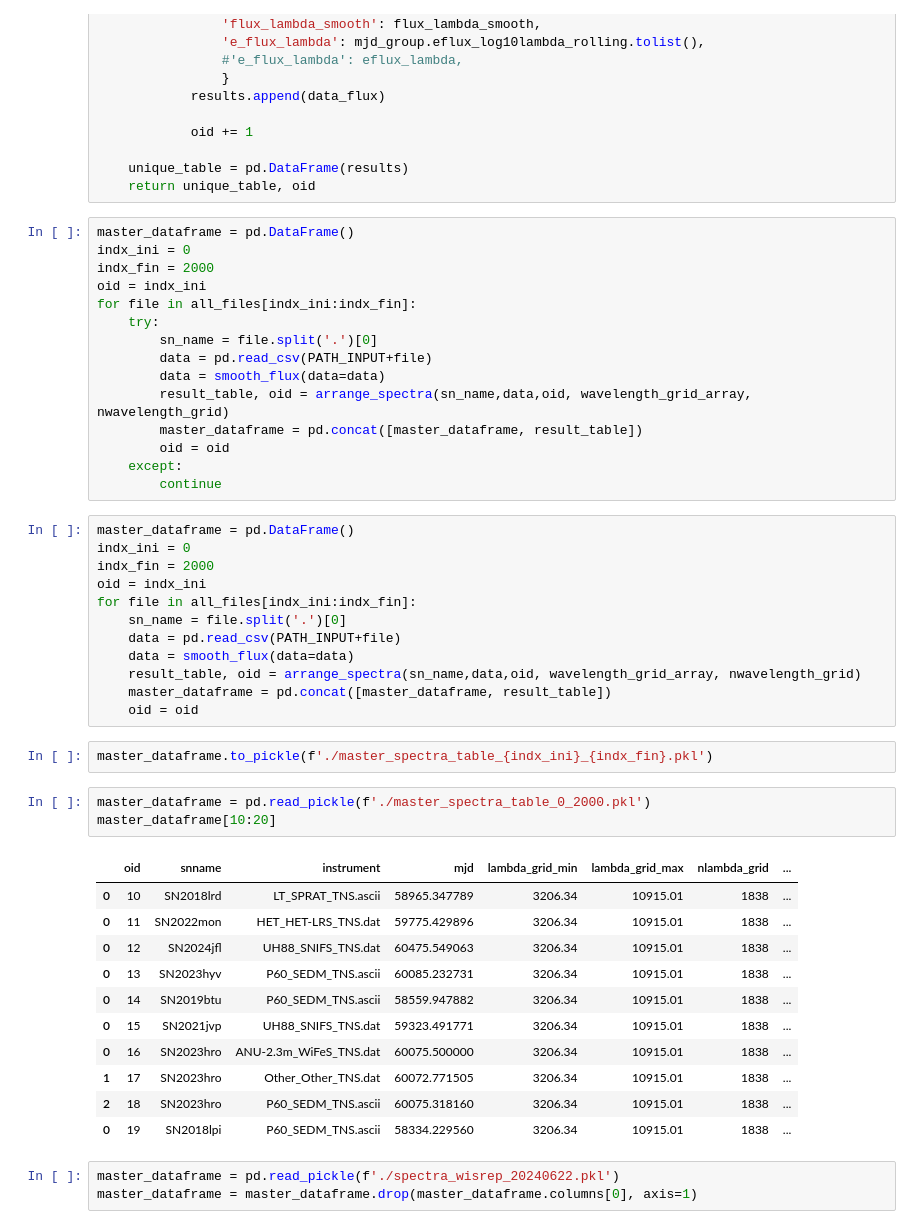
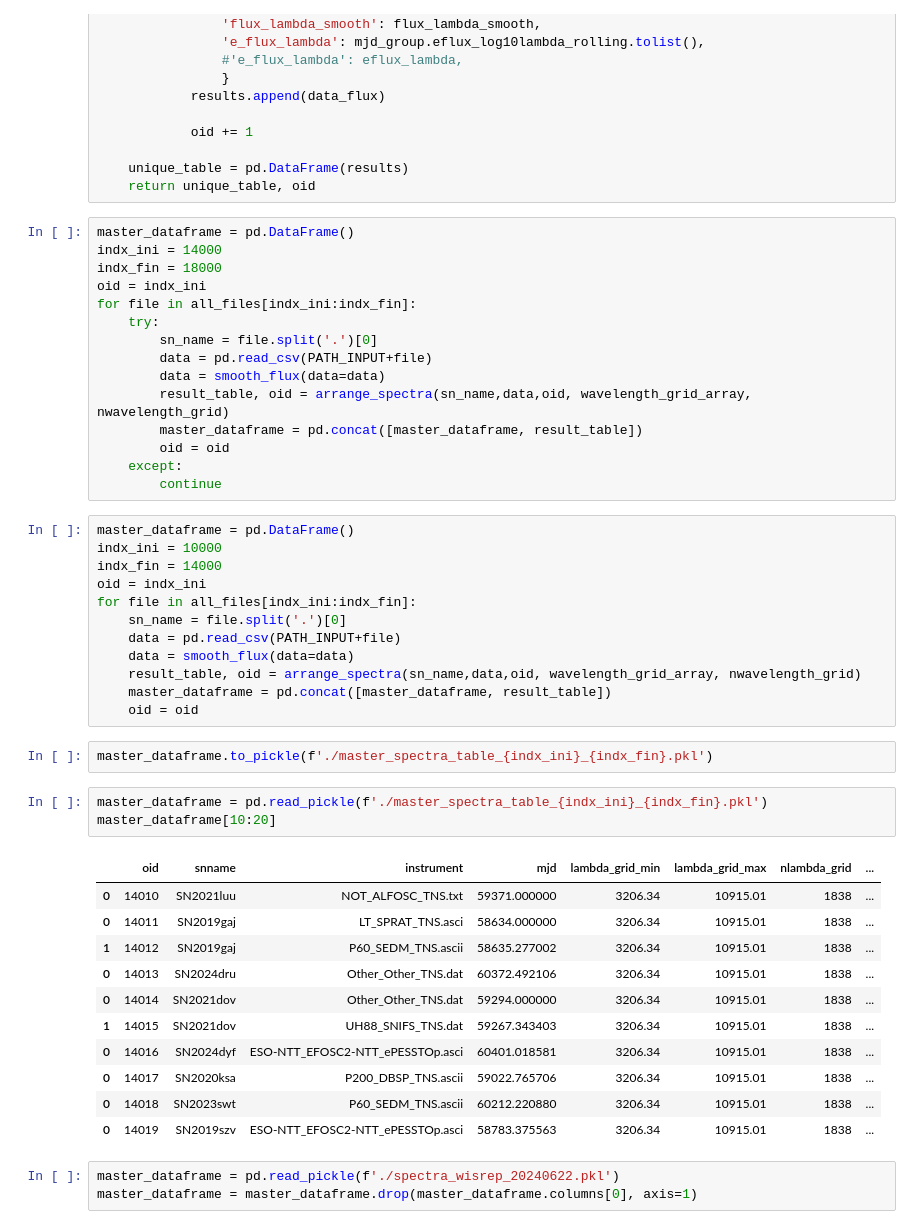
Before and after one commit to jurados/SNeMPhyVAE, a Jupyter notebook: SpectraPreprocessing.ipynb, the cells around one changed output. Saved outputs shown, nothing was run; the diff lists cells and outputs as text.

```diff
--- a/SpectraPreprocessing.ipynb
+++ b/SpectraPreprocessing.ipynb
@@ -873,8 +873,8 @@ def arrange_spectra(sn_name:str,data: pd.DataFrame,oid:int,
     return unique_table, oid
 # %%
 master_dataframe = pd.DataFrame()
-indx_ini = 0
-indx_fin = 2000
+indx_ini = 14000
+indx_fin = 18000
 oid = indx_ini
 for file in all_files[indx_ini:indx_fin]:
     try:
@@ -888,8 +888,8 @@ for file in all_files[indx_ini:indx_fin]:
         continue
 # %%
 master_dataframe = pd.DataFrame()
-indx_ini = 0
-indx_fin = 2000
+indx_ini = 10000
+indx_fin = 14000
 oid = indx_ini
 for file in all_files[indx_ini:indx_fin]:
     sn_name = file.split('.')[0]
@@ -901,20 +901,20 @@ for file in all_files[indx_ini:indx_fin]:
 # %%
 master_dataframe.to_pickle(f'./master_spectra_table_{indx_ini}_{indx_fin}.pkl')
 # %%
-master_dataframe = pd.read_pickle(f'./master_spectra_table_0_2000.pkl')
+master_dataframe = pd.read_pickle(f'./master_spectra_table_{indx_ini}_{indx_fin}.pkl')
 master_dataframe[10:20]
 # %% [output]
 |  | oid | snname | instrument | mjd | lambda_grid_min | lambda_grid_max | nlambda_grid | ... |
-| 0 | 10 | SN2018lrd | LT_SPRAT_TNS.ascii | 58965.347789 | 3206.34 | 10915.01 | 1838 | ... |
-| 0 | 11 | SN2022mon | HET_HET-LRS_TNS.dat | 59775.429896 | 3206.34 | 10915.01 | 1838 | ... |
-| 0 | 12 | SN2024jfl | UH88_SNIFS_TNS.dat | 60475.549063 | 3206.34 | 10915.01 | 1838 | ... |
-| 0 | 13 | SN2023hyv | P60_SEDM_TNS.ascii | 60085.232731 | 3206.34 | 10915.01 | 1838 | ... |
-| 0 | 14 | SN2019btu | P60_SEDM_TNS.ascii | 58559.947882 | 3206.34 | 10915.01 | 1838 | ... |
-| 0 | 15 | SN2021jvp | UH88_SNIFS_TNS.dat | 59323.491771 | 3206.34 | 10915.01 | 1838 | ... |
-| 0 | 16 | SN2023hro | ANU-2.3m_WiFeS_TNS.dat | 60075.500000 | 3206.34 | 10915.01 | 1838 | ... |
-| 1 | 17 | SN2023hro | Other_Other_TNS.dat | 60072.771505 | 3206.34 | 10915.01 | 1838 | ... |
-| 2 | 18 | SN2023hro | P60_SEDM_TNS.ascii | 60075.318160 | 3206.34 | 10915.01 | 1838 | ... |
-| 0 | 19 | SN2018lpi | P60_SEDM_TNS.ascii | 58334.229560 | 3206.34 | 10915.01 | 1838 | ... |
+| 0 | 14010 | SN2021luu | NOT_ALFOSC_TNS.txt | 59371.000000 | 3206.34 | 10915.01 | 1838 | ... |
+| 0 | 14011 | SN2019gaj | LT_SPRAT_TNS.asci | 58634.000000 | 3206.34 | 10915.01 | 1838 | ... |
+| 1 | 14012 | SN2019gaj | P60_SEDM_TNS.ascii | 58635.277002 | 3206.34 | 10915.01 | 1838 | ... |
+| 0 | 14013 | SN2024dru | Other_Other_TNS.dat | 60372.492106 | 3206.34 | 10915.01 | 1838 | ... |
+| 0 | 14014 | SN2021dov | Other_Other_TNS.dat | 59294.000000 | 3206.34 | 10915.01 | 1838 | ... |
+| 1 | 14015 | SN2021dov | UH88_SNIFS_TNS.dat | 59267.343403 | 3206.34 | 10915.01 | 1838 | ... |
+| 0 | 14016 | SN2024dyf | ESO-NTT_EFOSC2-NTT_ePESSTOp.asci | 60401.018581 | 3206.34 | 10915.01 | 1838 | ... |
+| 0 | 14017 | SN2020ksa | P200_DBSP_TNS.ascii | 59022.765706 | 3206.34 | 10915.01 | 1838 | ... |
+| 0 | 14018 | SN2023swt | P60_SEDM_TNS.ascii | 60212.220880 | 3206.34 | 10915.01 | 1838 | ... |
+| 0 | 14019 | SN2019szv | ESO-NTT_EFOSC2-NTT_ePESSTOp.asci | 58783.375563 | 3206.34 | 10915.01 | 1838 | ... |
 # %%
 master_dataframe = pd.read_pickle(f'./spectra_wisrep_20240622.pkl')
 master_dataframe = master_dataframe.drop(master_dataframe.columns[0], axis=1)
```
Also changed, not shown: parts of 4 cells of this notebook.
